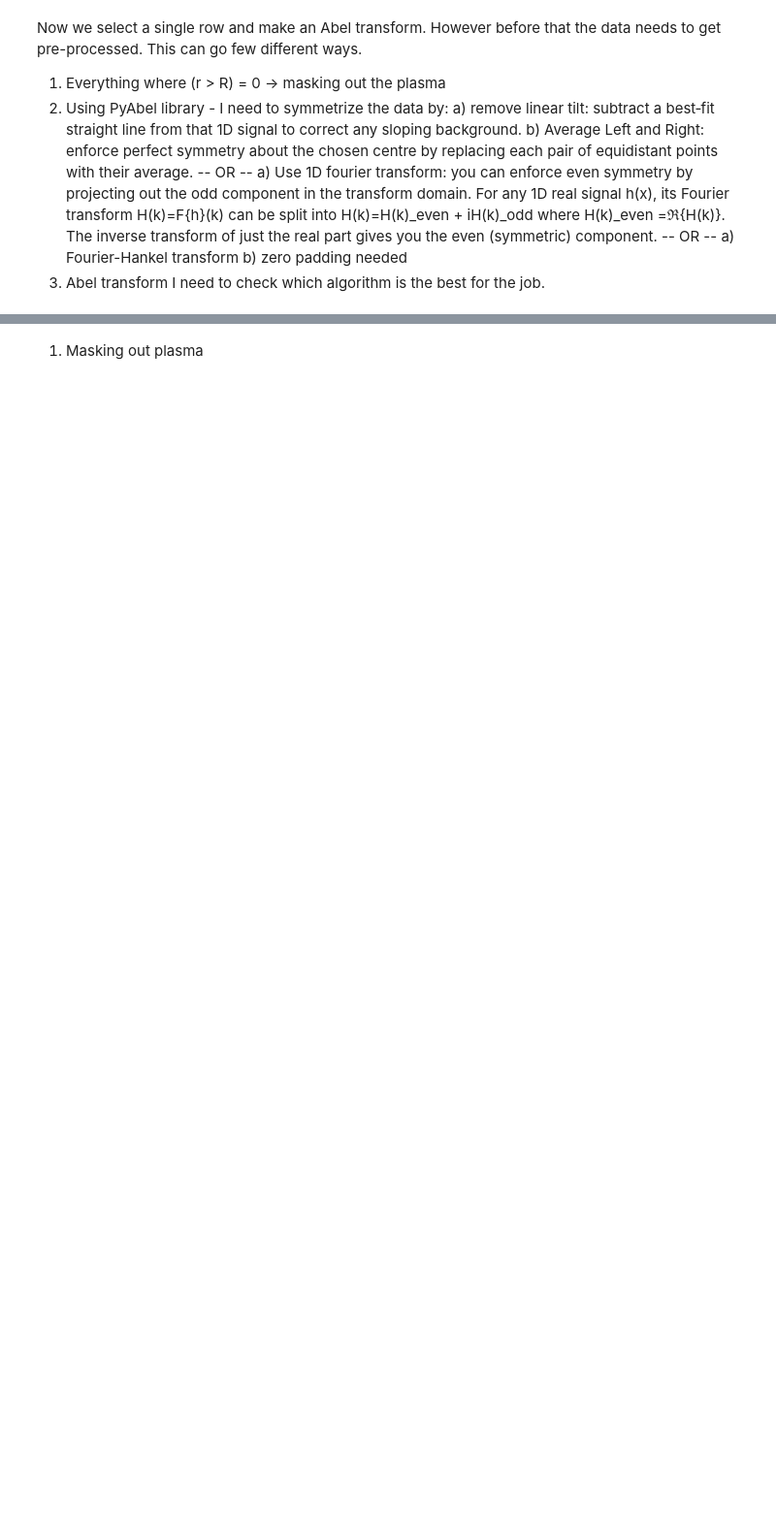
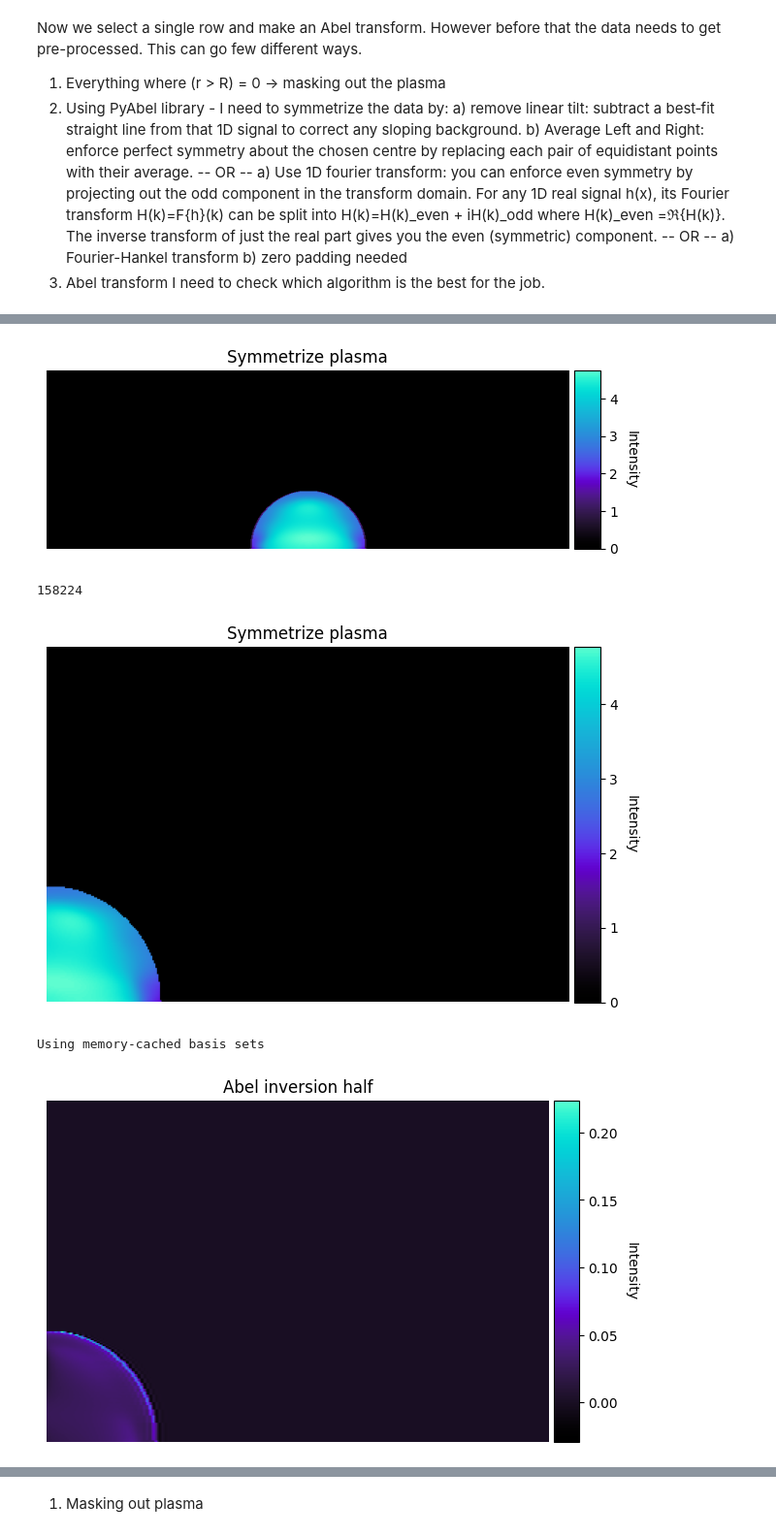
Before and after one commit to josef-codes/Abel-inversion, a Jupyter notebook: src/Phase_shift_extraction_automated.ipynb, the cells around one changed output, grey strips where cells are left out. Shown: that part at 97% size. Drawn from its saved outputs; the diff is of its cells as text; code cells hidden in the pictures; blank space fills up the shorter version.

```diff
--- a/src/Phase_shift_extraction_automated.ipynb
+++ b/src/Phase_shift_extraction_automated.ipynb
@@ -386,0 +471,30 @@ global_functions_im.plot_image(gradient, title='Phase shift', cmap=cmr.cosmic) #
+# %%
+symmetrize_plasma = functions_abel.symmetrize_plasma_img(masked_plasma, n_rows = mask_radius_2090_H0)
+global_functions_im.plot_image(symmetrize_plasma, title='Symmetrize plasma', cmap=cmr.cosmic)
+print(symmetrize_plasma.size)
+
+# Half of the image:
+# a 2D m×n array: a half‐image where [:,0] is the symmetry axis
+row_center = image_unwrapped.shape[1] // 2
+# right side so that half[:,0] is on the axis, row_center = index column of symmetry
+half_img = masked_plasma[:, row_center:]
+global_functions_im.plot_image(half_img, title='Symmetrize plasma', cmap=cmr.cosmic)
+# full_profile  = image_unwrapped[row_center, :].astype(float)
+
+# Now run the inverse‐Abel on that half-profile:
+dr = 1
+inv_basex = functions_abel.inverse_abel(half_img, method = 'basex', dr = dr)
+inv_hansenlaw = functions_abel.inverse_abel(half_img, method = 'hansenlaw', dr = dr)
+global_functions_im.plot_image(inv_basex, title='Abel inversion half', cmap=cmr.cosmic)
+
+# Mirror data:
+inv_basex_full = functions_abel.mirror_image(inv_basex)
+inv_hansenlaw_full = functions_abel.mirror_image(inv_hansenlaw)
+global_functions_im.plot_image(inv_basex_full, title='Abel inversion full', cmap=cmr.cosmic)
+global_functions_im.plot_image(inv_hansenlaw_full, title='Abel inversion full', cmap=cmr.cosmic)
+# %% [output]
+[figure, added]
+158224
+[figure, added]
+Using memory-cached basis sets
+[figure, added]
```
Also changed, not shown: parts of 18 cells of this notebook, 3 other files.
